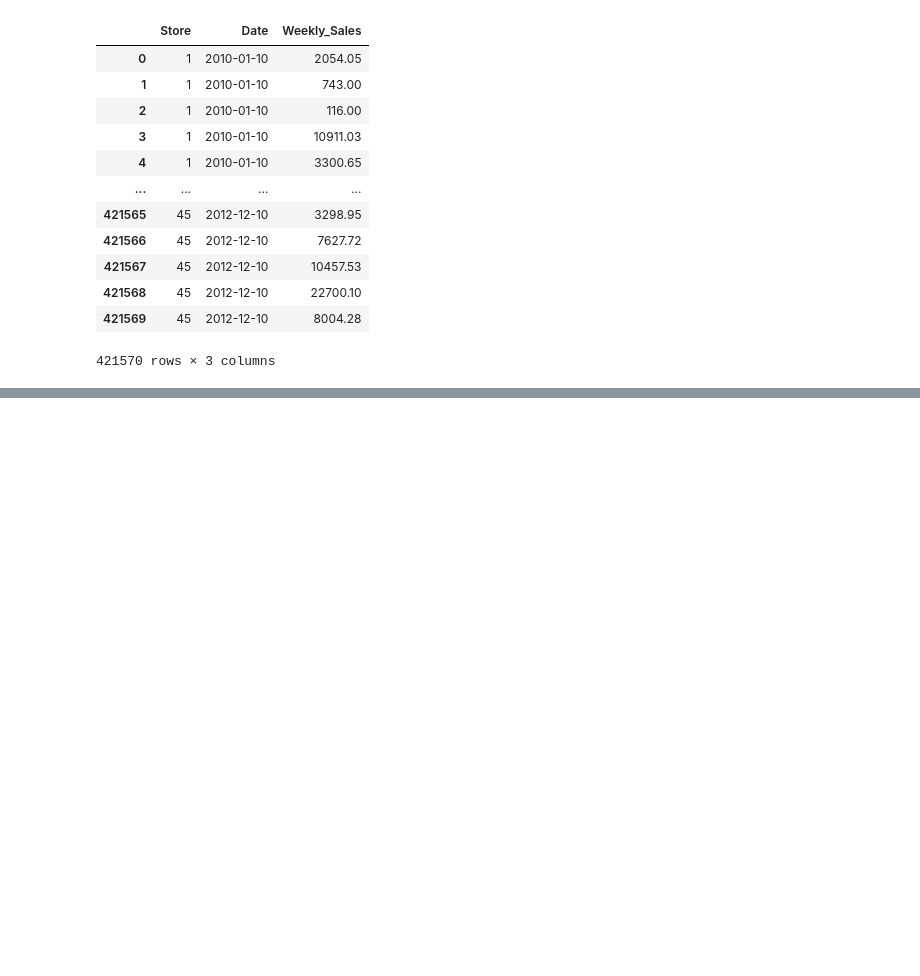
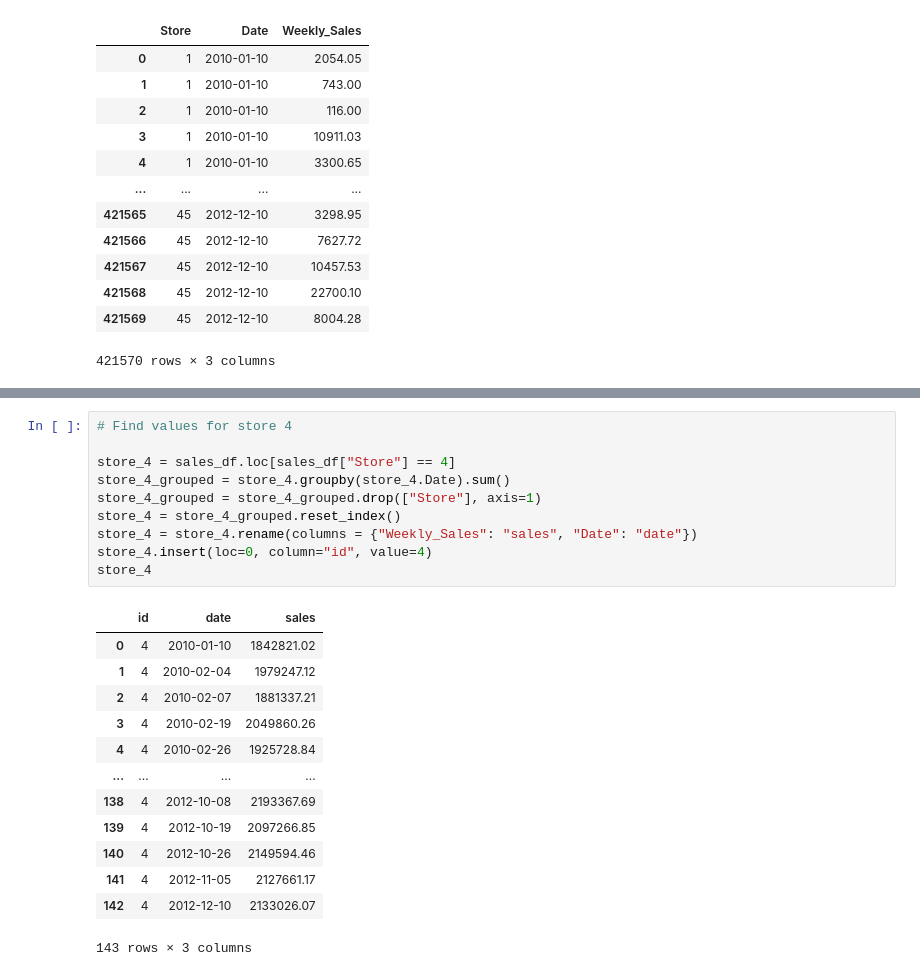
Before and after one commit to swdrich/etl-challenge, a Jupyter notebook: Sales_ETL_Copy.ipynb, the cells around one changed output, grey strips where cells are left out. Saved outputs shown, nothing was run; the diff lists cells and outputs as text; blank space fills up the shorter version.

```diff
--- a/Sales_ETL_Copy.ipynb
+++ b/Sales_ETL_Copy.ipynb
@@ -1137,0 +190,24 @@ store_45
+# %%
+# Find values for store 4
+
+store_4 = sales_df.loc[sales_df["Store"] == 4]
+store_4_grouped = store_4.groupby(store_4.Date).sum()
+store_4_grouped = store_4_grouped.drop(["Store"], axis=1)
+store_4 = store_4_grouped.reset_index()
+store_4 = store_4.rename(columns = {"Weekly_Sales": "sales", "Date": "date"})
+store_4.insert(loc=0, column="id", value=4)
+store_4
+# %% [output]
+|  | id | date | sales |
+| 0 | 4 | 2010-01-10 | 1842821.02 |
+| 1 | 4 | 2010-02-04 | 1979247.12 |
+| 2 | 4 | 2010-02-07 | 1881337.21 |
+| 3 | 4 | 2010-02-19 | 2049860.26 |
+| 4 | 4 | 2010-02-26 | 1925728.84 |
+| ... | ... | ... | ... |
+| 138 | 4 | 2012-10-08 | 2193367.69 |
+| 139 | 4 | 2012-10-19 | 2097266.85 |
+| 140 | 4 | 2012-10-26 | 2149594.46 |
+| 141 | 4 | 2012-11-05 | 2127661.17 |
+| 142 | 4 | 2012-12-10 | 2133026.07 |
+143 rows × 3 columns
```
Also changed, not shown: parts of 97 cells of this notebook, 2 other files.
